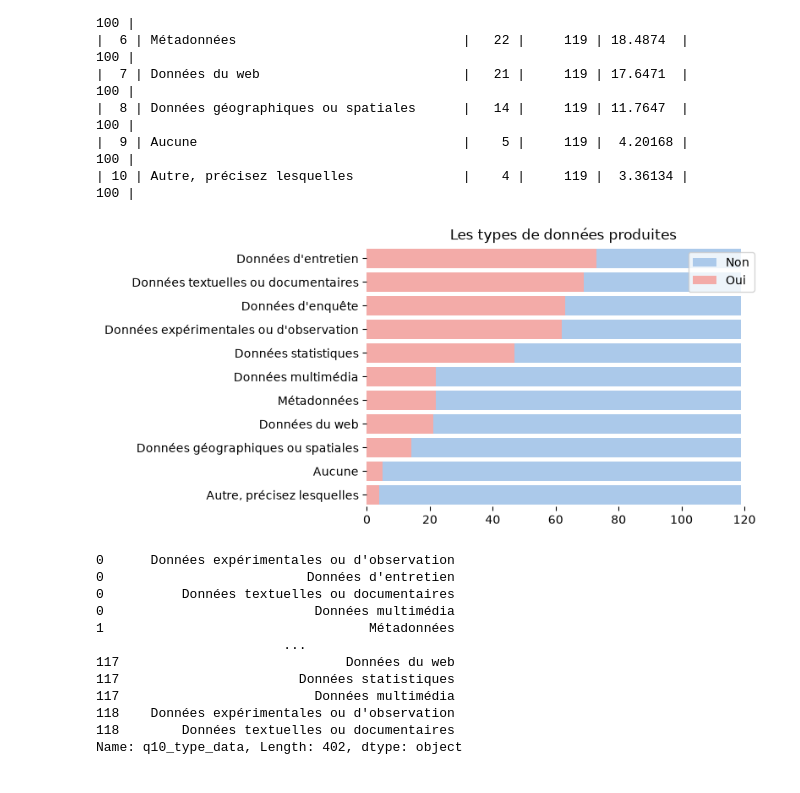
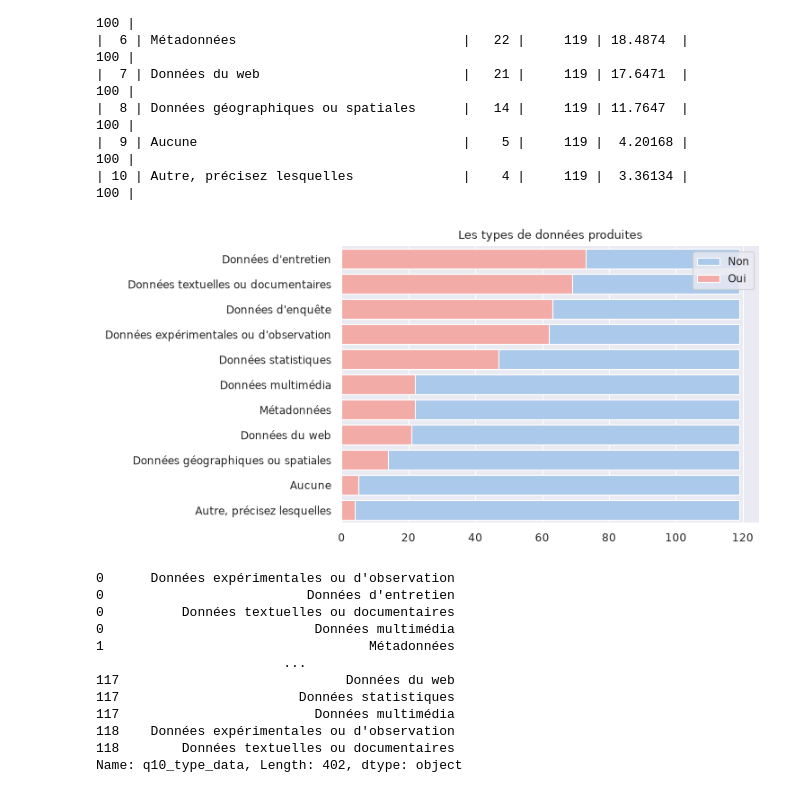
Before and after one commit to luneauaymeric/enquete_SO_p8, a Jupyter notebook: script_analyse/stat_descriptive/production_et_analyse_donnees.ipynb, the cells around one changed output. Saved outputs shown, nothing was run; the diff lists cells and outputs as text; code cells hidden in the pictures.

```diff
--- a/script_analyse/stat_descriptive/production_et_analyse_donnees.ipynb
+++ b/script_analyse/stat_descriptive/production_et_analyse_donnees.ipynb
@@ -153,26 +153,26 @@ print("\n### Dépôt dans Octaviana détaillé \n", type_data.to_markdown())
 # %%
 # Initialize the matplotlib figure
 fig, ax = plt.subplots(1, figsize=(6,4))
 
 # Plot the total crashes
-sns.set_color_codes("pastel")
+sns.set_theme(context="paper",palette="pastel")
 
 col= "q10_type_data"
 df_exp, gb_data = split_multiple_choices(df0, column=col, index="q45_clé", sep = '|')
 sns.barplot(x="total", y=col, data=gb_data,
             label="Non", color="b", ax=ax)
 sns.barplot(x="nb", y=col, data=gb_data,
             label="Oui", color="r", ax=ax)
 titre = "Les types de données produites"
 ax.yaxis.set_label_text("")
 ax.xaxis.set_label_text("")
 ax.set_title(titre.replace("<i>","(").replace("</i>",")"))
 
 
 sns.despine(left=True, bottom=True)
 plt.savefig(f"./viz/type_donnee.png", bbox_inches='tight', dpi = 200)
 # %% [output]
-[figure, old version]
+[figure, new version]
 # %%
 col= "q10_type_data"
 df_exp, gb_data = split_multiple_choices(df0, column=col, index="q45_clé", sep = '|')
```
Also changed, not shown: parts of 6 cells of this notebook, 7 other files.
